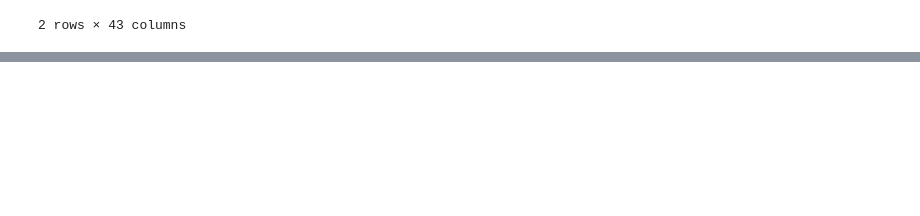
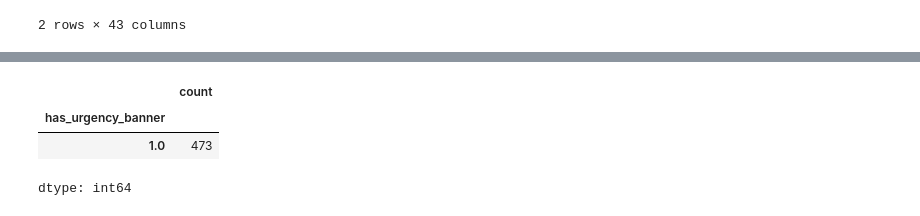
Before and after one commit to ShivaniSinghRajawat/E-commerce-Product-Sales-Data-Analysis, a Jupyter notebook: DataCleaning.ipynb, the cells around one changed output, grey strips where cells are left out. Saved outputs shown, nothing was run; the diff lists cells and outputs as text; code cells hidden in the pictures; blank space fills up the shorter version.

```diff
--- a/DataCleaning.ipynb
+++ b/DataCleaning.ipynb
@@ -139,0 +200,7 @@ products[products['rating_five_count'].isna()].head(2)
+# %%
+products['has_urgency_banner'].value_counts()
+# %% [output]
+|  | count |
+| has_urgency_banner |  |
+| 1.0 | 473 |
+dtype: int64
```
Also changed, not shown: parts of 17 cells of this notebook.
